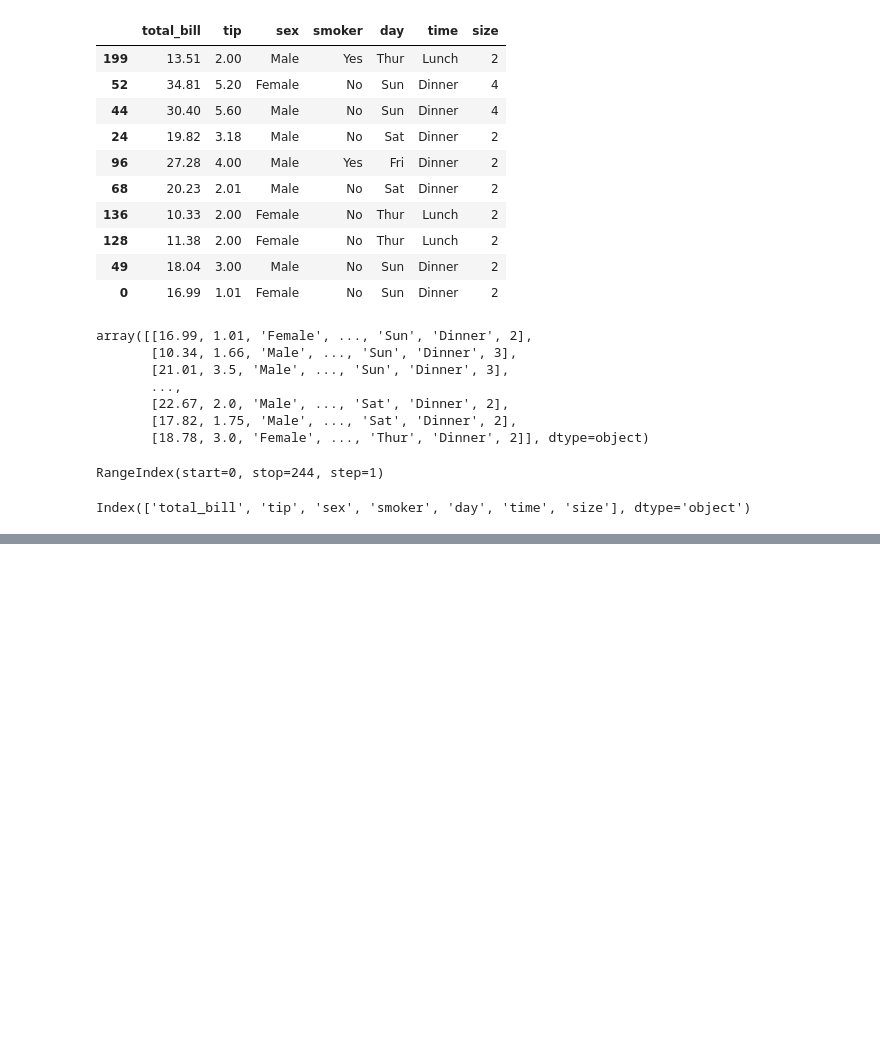
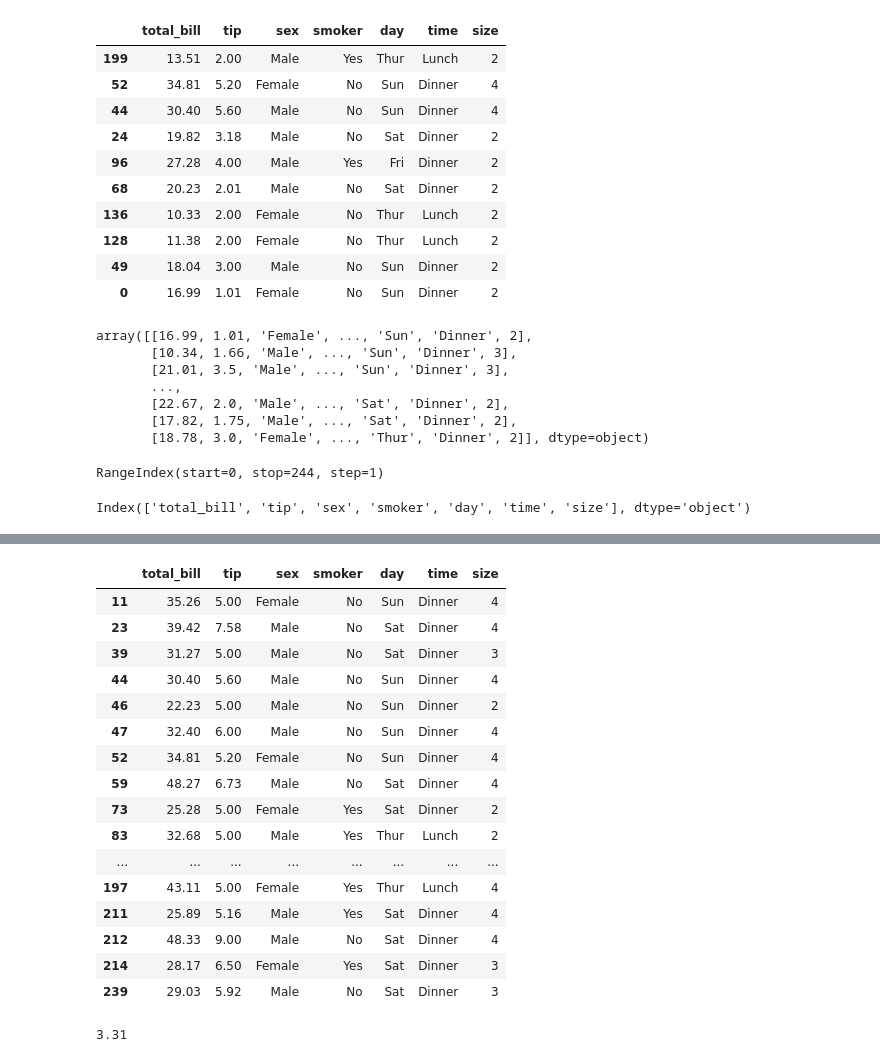
Before and after one commit to dlscks/pythondemo, a Jupyter notebook: python_23_pandas.ipynb, the cells around one changed output, grey strips where cells are left out. Drawn from its saved outputs; the diff is of its cells as text; code cells hidden in the pictures; blank space fills up the shorter version.

```diff
--- a/python_23_pandas.ipynb
+++ b/python_23_pandas.ipynb
@@ -212,0 +416,30 @@ Index(['total_bill', 'tip', 'sex', 'smoker', 'day', 'time', 'size'], dtype='obje
+# %%
+data[data['tip'] >= 5]
+# %% [output]
+|  | total_bill | tip | sex | smoker | day | time | size |
+| 11 | 35.26 | 5.00 | Female | No | Sun | Dinner | 4 |
+| 23 | 39.42 | 7.58 | Male | No | Sat | Dinner | 4 |
+| 39 | 31.27 | 5.00 | Male | No | Sat | Dinner | 3 |
+| 44 | 30.40 | 5.60 | Male | No | Sun | Dinner | 4 |
+| 46 | 22.23 | 5.00 | Male | No | Sun | Dinner | 2 |
+| 47 | 32.40 | 6.00 | Male | No | Sun | Dinner | 4 |
+| 52 | 34.81 | 5.20 | Female | No | Sun | Dinner | 4 |
+| 59 | 48.27 | 6.73 | Male | No | Sat | Dinner | 4 |
+| 73 | 25.28 | 5.00 | Female | Yes | Sat | Dinner | 2 |
+| 83 | 32.68 | 5.00 | Male | Yes | Thur | Lunch | 2 |
+| ... | ... | ... | ... | ... | ... | ... | ... |
+| 197 | 43.11 | 5.00 | Female | Yes | Thur | Lunch | 4 |
+| 211 | 25.89 | 5.16 | Male | Yes | Sat | Dinner | 4 |
+| 212 | 48.33 | 9.00 | Male | No | Sat | Dinner | 4 |
+| 214 | 28.17 | 6.50 | Female | Yes | Sat | Dinner | 3 |
+| 239 | 29.03 | 5.92 | Male | No | Sat | Dinner | 3 |
+# %%
+data.tip
+data['tip']
+#a = data[data['tip']>=5]
+#a['tip']
+
+data[data['tip']>=5]['tip'] #data[data['tip']>=5]['tip']의 결과는 DataFrame
+#data['tip'][3] # data['tip'][3]의 결과는 Series
+# %% [output]
+3.31
```
Also changed, not shown: parts of 37 cells of this notebook.
